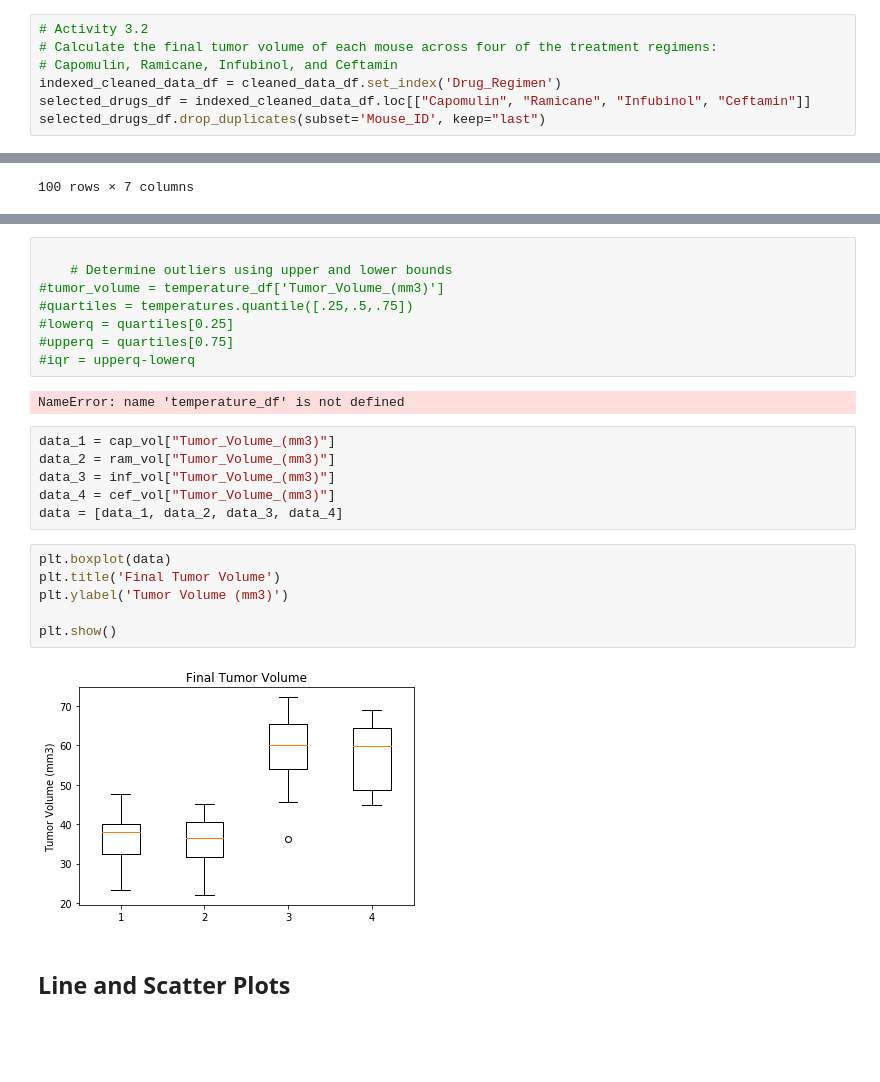
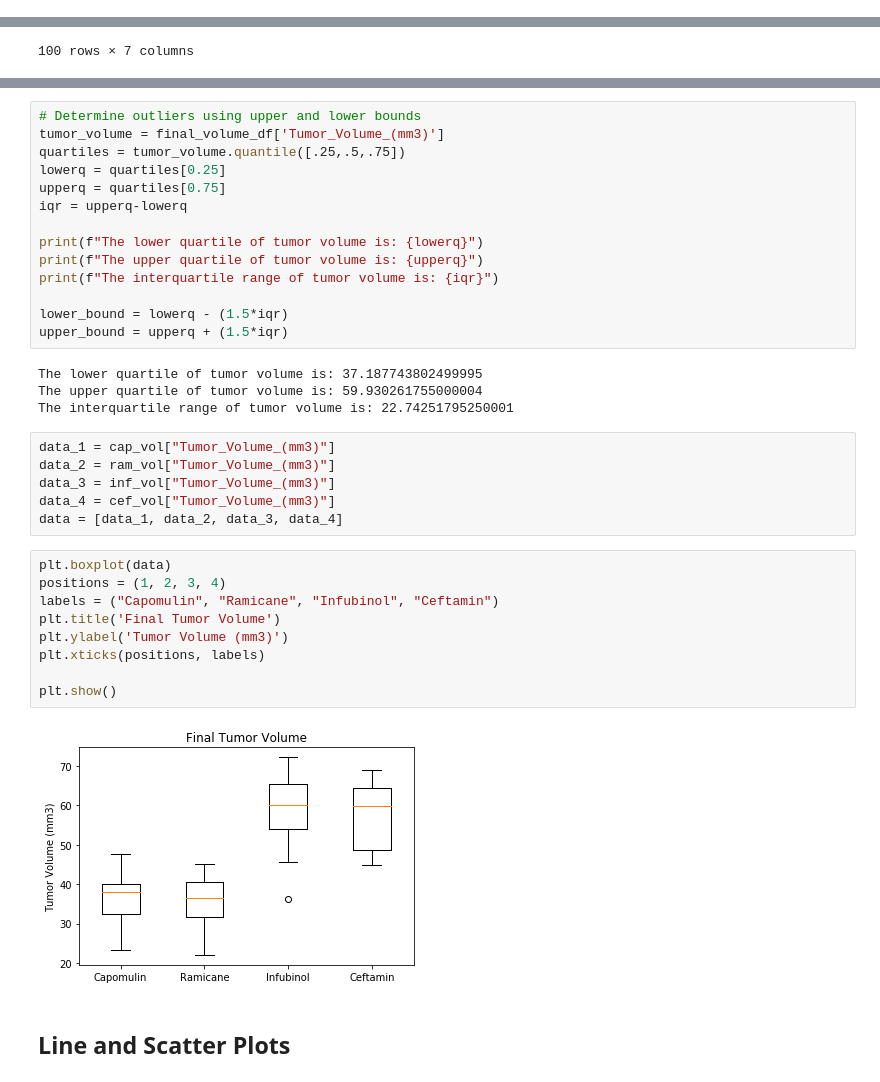
Before and after one commit to kwelter23/matplotlip, a Jupyter notebook: Pymaceuticals/pymaceuticals_starter.ipynb, the cells around one changed output, grey strips where cells are left out. Saved outputs shown, nothing was run; the diff lists cells and outputs as text; blank space fills up the shorter version.

Commit message:
calculated outliers

```diff
--- a/Pymaceuticals/pymaceuticals_starter.ipynb
+++ b/Pymaceuticals/pymaceuticals_starter.ipynb
@@ -383,10 +237,3 @@ cleaned_data_df.sort_values("Timepoint", ascending=False)
 | 1153 | l733 | Ceftamin | Female | 4 | 30 | 0 | 45.000000 | ... |
 | 953 | i635 | Propriva | Male | 21 | 26 | 0 | 45.000000 | ... |
 1880 rows × 8 columns
-# %%
-# Activity 3.2
-# Calculate the final tumor volume of each mouse across four of the treatment regimens:
-# Capomulin, Ramicane, Infubinol, and Ceftamin
-indexed_cleaned_data_df = cleaned_data_df.set_index('Drug_Regimen')
-selected_drugs_df = indexed_cleaned_data_df.loc[["Capomulin", "Ramicane", "Infubinol", "Ceftamin"]]
-selected_drugs_df.drop_duplicates(subset='Mouse_ID', keep="last")
@@ -489,13 +330,21 @@ cef_vol
 # %%
+# Determine outliers using upper and lower bounds
+tumor_volume = final_volume_df['Tumor_Volume_(mm3)']
+quartiles = tumor_volume.quantile([.25,.5,.75])
+lowerq = quartiles[0.25]
+upperq = quartiles[0.75]
+iqr = upperq-lowerq
 
-    # Determine outliers using upper and lower bounds
-#tumor_volume = temperature_df['Tumor_Volume_(mm3)']
-#quartiles = temperatures.quantile([.25,.5,.75])
-#lowerq = quartiles[0.25]
-#upperq = quartiles[0.75]
-#iqr = upperq-lowerq
+print(f"The lower quartile of tumor volume is: {lowerq}")
+print(f"The upper quartile of tumor volume is: {upperq}")
+print(f"The interquartile range of tumor volume is: {iqr}")
+
+lower_bound = lowerq - (1.5*iqr)
+upper_bound = upperq + (1.5*iqr)
 # %% [output]
-NameError: name 'temperature_df' is not defined
+The lower quartile of tumor volume is: 37.187743802499995
+The upper quartile of tumor volume is: 59.930261755000004
+The interquartile range of tumor volume is: 22.74251795250001
 # %%
 data_1 = cap_vol["Tumor_Volume_(mm3)"]
 data_2 = ram_vol["Tumor_Volume_(mm3)"]
@@ -504,12 +353,15 @@ data_4 = cef_vol["Tumor_Volume_(mm3)"]
 data = [data_1, data_2, data_3, data_4]
 # %%
 plt.boxplot(data)
+positions = (1, 2, 3, 4)
+labels = ("Capomulin", "Ramicane", "Infubinol", "Ceftamin")
 plt.title('Final Tumor Volume')
 plt.ylabel('Tumor Volume (mm3)')
+plt.xticks(positions, labels)
 
 plt.show()
 # %% [output]
-[figure, old version]
+[figure, new version]
 # %% [markdown]
 ## Line and Scatter Plots
 # %%
```
Also changed, not shown: parts of 20 cells of this notebook.
